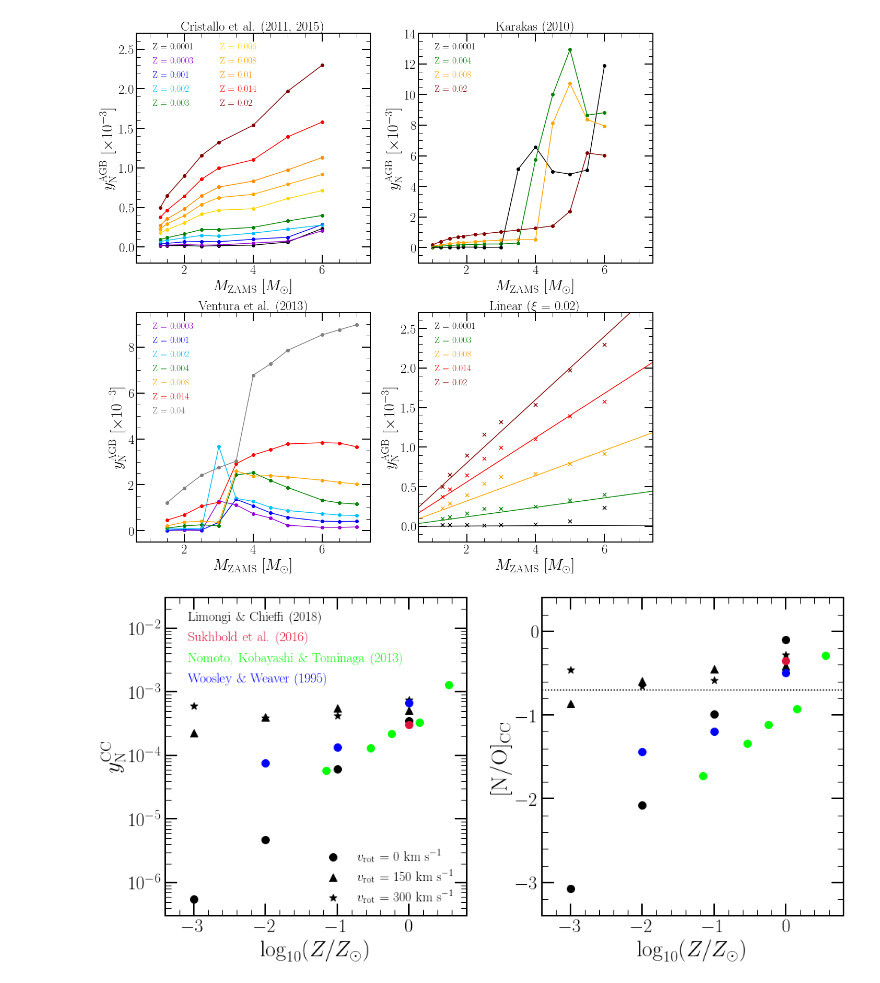
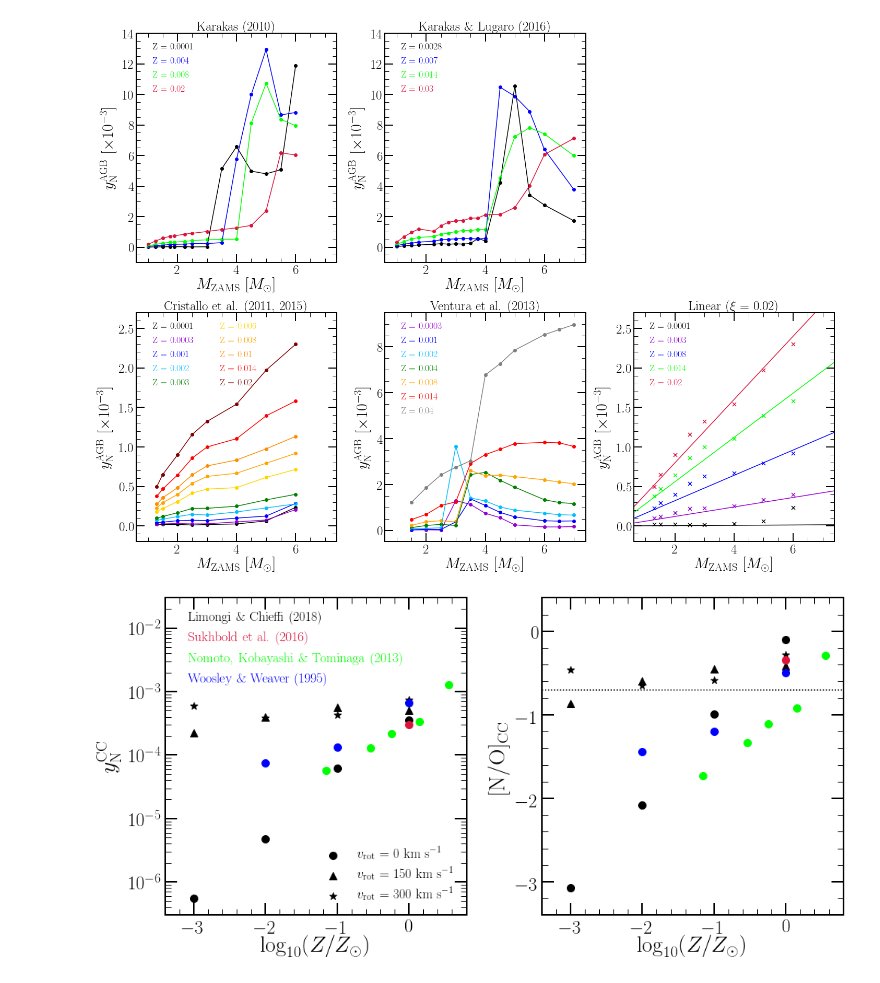
Before and after one commit to giganano/AGBmigration, a Jupyter notebook: notebooks/paper_plots.ipynb, the cells around one changed output. Saved outputs shown, nothing was run; the diff lists cells and outputs as text; code cells hidden in the pictures.

Commit message:
paper plots

```diff
--- a/notebooks/paper_plots.ipynb
+++ b/notebooks/paper_plots.ipynb
@@ -93,79 +93,94 @@ plt.savefig("../paper/no_oh_observed.pdf")
 logprefactor = 3 # overall factor of 10^(-logprefactor)
 
 ### figure setup ###
-fig = plt.figure(figsize = (15, 15), facecolor = "white")
+fig = plt.figure(figsize = (20, 15), facecolor = "white")
 axes = []
-ylim = [[-0.2, 2.7], [-1, 14], [-0.5, 9.5], [-0.2, 2.7]]
-labels = ["Cristallo et al. (2011, 2015)", "Karakas (2010)", "Ventura et al. (2013)",
-    r"Linear ($\xi$ = 0.02)"]
-for i in range(4):
-    axes.append(fig.add_subplot(221 + i))
+# ylim = [[-0.2, 2.7], [-1, 14], None, [-0.5, 9.5], [-1, 14], [-0.2, 2.7]]
+ylim = [[-1, 14], [-1, 14], None, [-0.2, 2.7], [-0.5, 9.5], [-0.2, 2.7]]
+# labels = ["Cristallo et al. (2011, 2015)", "Karakas (2010)", None, "Ventura et al. (2013)",
+#     "Karakas \& Lugaro (2016)", r"Linear ($\xi$ = 0.02)"]
+labels = ["Karakas (2010)", "Karakas \& Lugaro (2016)", None, "Cristallo et al. (2011, 2015)",
+          "Ventura et al. (2013)", r"Linear ($\xi$ = 0.02)"]
+for i in range(6):
+    if i == 2: continue
+    axes.append(fig.add_subplot(231 + i))
 #     if i == 3:
-    axes[i].set_xlabel(r"$M_\text{ZAMS}$ [$M_\odot$]")
-    axes[i].set_ylabel(r"$y_\text{N}^\text{AGB}$ [$\times10^{-3}$]")
+    axes[i - int(i > 2)].set_xlabel(r"$M_\text{ZAMS}$ [$M_\odot$]")
+    axes[i - int(i > 2)].set_ylabel(r"$y_\text{N}^\text{AGB}$ [$\times10^{-3}$]")
 #     else:
 #         plt.setp(axes[i].get_xticklabels(), visible = False)
-    axes[i].set_xlim([0.6, 7.4])
-    axes[i].set_ylim(ylim[i])
+    axes[i - int(i > 2)].set_xlim([0.6, 7.4])
+    axes[i - int(i > 2)].set_ylim(ylim[i])
 #     axes[i].yaxis.set_label_position("right")
 #     axes[i].set_title(labels[i], rotation = 270, labelpad = 30)
-    axes[i].set_title(labels[i], fontsize = 25)
+    axes[i - int(i > 2)].set_title(labels[i], fontsize = 25)
 # dummy = dummy_background_axes([axes])
 # dummy.set_ylabel(r"$y_\text{N}^\text{AGB}$ [$\times10^{-3}$]", labelpad = 40)
 
 ### colors to plot each study's table in - each of the same length as the metallicities ###
+# colors = {
+#     "cristallo11": ["black", "darkviolet", "blue", "deepskyblue",
+#                     "green", "gold", "orange", "darkorange", "red", "maroon"],
+#     "karakas10": ["black", "green", "orange", "maroon"],
+#     "ventura13": ["darkviolet", "blue", "deepskyblue", "green", "orange", "red", "grey"],
+#     "karakas16": ["green", "orange", "red", "grey"]
+# }
 colors = {
     "cristallo11": ["black", "darkviolet", "blue", "deepskyblue",
                     "green", "gold", "orange", "darkorange", "red", "maroon"],
-    "karakas10": ["black", "green", "orange", "maroon"],
-    "ventura13": ["darkviolet", "blue", "deepskyblue", "green", "orange", "red", "grey"]
+    "karakas10": ["black", "blue", "lime", "crimson"],
+    "ventura13": ["darkviolet", "blue", "deepskyblue", "green", "orange", "red", "grey"],
+    "karakas16": ["black", "blue", "lime", "crimson"]
 }
-studies = ["cristallo11", "karakas10", "ventura13"]
+# studies = ["cristallo11", "karakas10", None, "ventura13", "karakas16"]
+studies = ["karakas10", "karakas16", None, "cristallo11", "ventura13"]
 legend_kwargs = {
     "loc": plots.mpltoolkit.mpl_loc("upper left"),
     "frameon": False,
     "handlelength": 0,
     "fontsize": 18
 }
-for i in range(3): ### for each published table
+for i in range(5): ### for each published table
+    if i == 2: continue
     y, m, z = vice.yields.agb.grid('n', study = studies[i])
     for j in range(len(z)): ### for each metallicity they report yields at
         # plot points connected by lines
         yields = [10**logprefactor * _[j] for _ in y]
         kwargs = {"c": plots.mpltoolkit.named_colors()[colors[studies[i]][j]]}
-        axes[i].scatter(m, yields, **kwargs)
+        axes[i - int(i > 2)].scatter(m, yields, **kwargs)
         kwargs["label"] = "Z = %g" % (z[j])
-        axes[i].plot(m, yields, **kwargs)
-    leg = axes[i].legend(ncol = 1 if i else 2, **legend_kwargs)
+        axes[i - int(i > 2)].plot(m, yields, **kwargs)
+    leg = axes[i - int(i > 2)].legend(ncol = 2 if i == 3 else 1, **legend_kwargs)
     for j in range(len(z)):
         leg.get_texts()[j].set_color(colors[studies[i]][j])
         leg.legendHandles[j].set_visible(False)
 
 ### The linear model, with a few reference points from Cristallo et al. (2011, 2015)
 Z = [0.0001, 0.003, 0.008, 0.014, 0.02]
-colors = ["black", "green", "orange", "red", "maroon"]
+# colors = ["black", "green", "orange", "red", "maroon"]
+colors = ["black", "darkviolet", "blue", "lime", "crimson"]
 model = linear_agb_yield(slope = 0.02)
 y, m, z = vice.yields.agb.grid('n', study = "cristallo11")
 for i in range(len(Z)):
     masses = np.linspace(axes[-1].get_xlim()[0], axes[-1].get_xlim()[1], 1000)
     yields = [10**logprefactor * model(mass, Z[i]) for mass in masses]
     kwargs = {"c": plots.mpltoolkit.named_colors()[colors[i]]}
     idx = z.index(Z[i])
     yields_ = [10**logprefactor * _[idx] for _ in y]
     axes[-1].scatter(m, yields_, marker = plots.mpltoolkit.markers()["x"], s = 50, **kwargs)
     kwargs["label"] = "Z = %g" % (Z[i])
     axes[-1].plot(masses, yields, **kwargs)
 leg = axes[-1].legend(ncol = 1, **legend_kwargs)
 for i in range(len(Z)):
     leg.get_texts()[i].set_color(colors[i])
     leg.legendHandles[i].set_visible(False)
 
 
 plt.tight_layout()
 # plt.subplots_adjust(hspace = 0)
 plt.savefig("../paper/agb_yield_models.pdf")
 # %% [output]
-[figure, old version]
+[figure, new version]
 # %%
 fig = plt.figure(figsize = (14, 7), facecolor = "white")
 ax1 = fig.add_subplot(121)
@@ -261,4 +276,4 @@ plt.tight_layout()
 plt.subplots_adjust(wspace = 0.25)
 plt.savefig("../paper/n_cc_yields.pdf")
 # %% [output]
-[figure, old version]
+[figure, new version]
```
Also changed, not shown: parts of 2 cells of this notebook, 9 other files.
